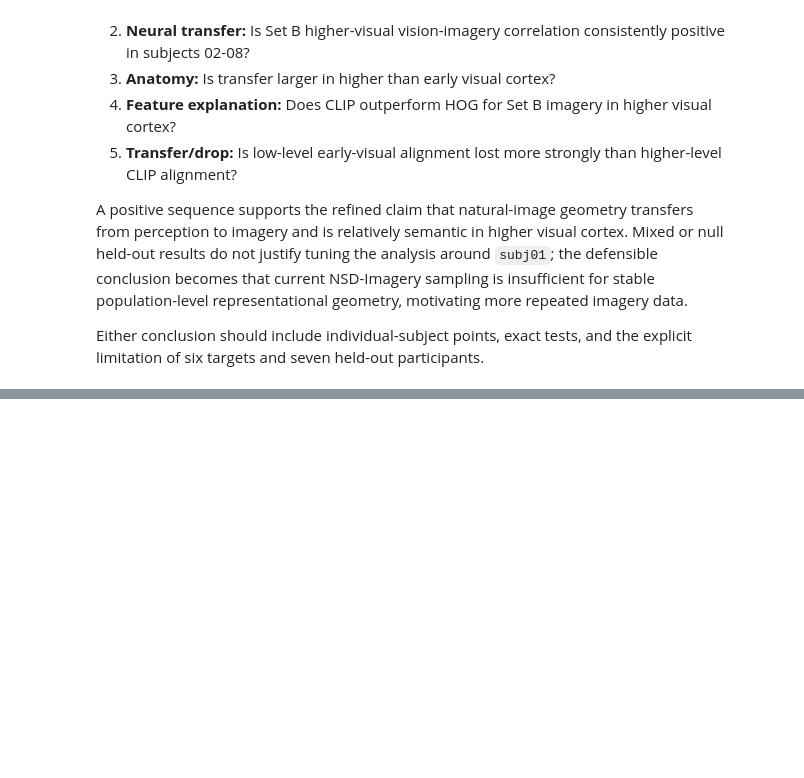
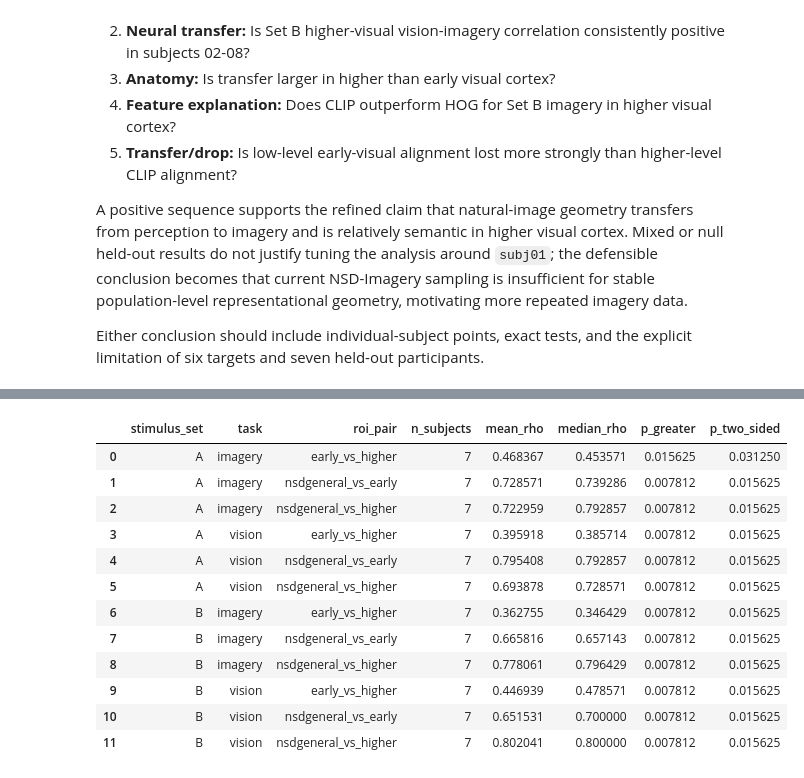
Before and after one commit to mynanshan/NHprojectNSDimagery, a Jupyter notebook: notebooks/03_group_transfer_feature_rsa.ipynb, the cells around one changed output, grey strips where cells are left out. Saved outputs shown, nothing was run; the diff lists cells and outputs as text; code cells hidden in the pictures; blank space fills up the shorter version.

```diff
--- a/notebooks/03_group_transfer_feature_rsa.ipynb
+++ b/notebooks/03_group_transfer_feature_rsa.ipynb
@@ -675,0 +732,77 @@ Either conclusion should include individual-subject points, exact tests, and the
+# %%
+ROI_PAIR_CONTRASTS = {
+    'nsdgeneral_minus_early': ('nsdgeneral', 'early_visual'),
+    'nsdgeneral_minus_higher': ('nsdgeneral', 'higher_visual'),
+    'early_minus_higher': ('early_visual', 'higher_visual'),
+}
+
+# Second-order RSA asks whether two cortical regions preserve the same ordering
+# of the 15 target-pair dissimilarities, independent of their absolute scale.
+roi_similarity_rows = []
+for subject in SUBJECTS:
+    for stimulus_set in STIMULUS_SETS:
+        for task in ('vision', 'imagery'):
+            for contrast_name, (left_roi, right_roi) in ROI_PAIR_CONTRASTS.items():
+                roi_similarity_rows.append({
+                    'subject': subject,
+                    'phase': 'pilot' if subject == PILOT_SUBJECT else 'heldout',
+                    'stimulus_set': stimulus_set,
+                    'task': task,
+                    'roi_pair': contrast_name.replace('_minus_', '_vs_'),
+                    'rdm_rho': rdm_spearman(
+                        neural_rdms[(subject, left_roi, stimulus_set, task)],
+                        neural_rdms[(subject, right_roi, stimulus_set, task)],
+                    ),
+                })
+roi_rdm_similarity = pd.DataFrame(roi_similarity_rows)
+
+roi_similarity_group_rows = []
+for keys, frame in roi_rdm_similarity.query("phase == 'heldout'").groupby(
+    ['stimulus_set', 'task', 'roi_pair']
+):
+    values = frame['rdm_rho'].dropna().to_numpy()
+    test = exact_sign_flip_test(values)
+    roi_similarity_group_rows.append({
+        **dict(zip(['stimulus_set', 'task', 'roi_pair'], keys)),
+        'n_subjects': len(values),
+        'mean_rho': values.mean(),
+        'median_rho': np.median(values),
+        'p_greater': test['p_greater'],
+        'p_two_sided': test['p_two_sided'],
+    })
+roi_rdm_similarity_group = pd.DataFrame(roi_similarity_group_rows)
+
+# Complete the neural transfer comparison for every set and ROI pair.
+transfer_contrast_rows = []
+for stimulus_set, frame in heldout_neural.groupby('stimulus_set'):
+    wide = frame.pivot(index='subject', columns='roi', values='vision_imagery_rho')
+    for contrast_name, (left_roi, right_roi) in ROI_PAIR_CONTRASTS.items():
+        values = (wide[left_roi] - wide[right_roi]).dropna().to_numpy()
+        test = exact_sign_flip_test(values)
+        transfer_contrast_rows.append({
+            'stimulus_set': stimulus_set,
+            'contrast': contrast_name,
+            'n_subjects': len(values),
+            'mean_difference': values.mean(),
+            'median_difference': np.median(values),
+            'p_greater': test['p_greater'],
+            'p_two_sided': test['p_two_sided'],
+        })
+regional_transfer_contrasts = pd.DataFrame(transfer_contrast_rows)
+
+display(roi_rdm_similarity_group.sort_values(['stimulus_set', 'task', 'roi_pair']))
+display(regional_transfer_contrasts.sort_values(['stimulus_set', 'contrast']))
+# %% [output]
+|  | stimulus_set | task | roi_pair | n_subjects | mean_rho | median_rho | p_greater | p_two_sided |
+| 0 | A | imagery | early_vs_higher | 7 | 0.468367 | 0.453571 | 0.015625 | 0.031250 |
+| 1 | A | imagery | nsdgeneral_vs_early | 7 | 0.728571 | 0.739286 | 0.007812 | 0.015625 |
+| 2 | A | imagery | nsdgeneral_vs_higher | 7 | 0.722959 | 0.792857 | 0.007812 | 0.015625 |
+| 3 | A | vision | early_vs_higher | 7 | 0.395918 | 0.385714 | 0.007812 | 0.015625 |
+| 4 | A | vision | nsdgeneral_vs_early | 7 | 0.795408 | 0.792857 | 0.007812 | 0.015625 |
+| 5 | A | vision | nsdgeneral_vs_higher | 7 | 0.693878 | 0.728571 | 0.007812 | 0.015625 |
+| 6 | B | imagery | early_vs_higher | 7 | 0.362755 | 0.346429 | 0.007812 | 0.015625 |
+| 7 | B | imagery | nsdgeneral_vs_early | 7 | 0.665816 | 0.657143 | 0.007812 | 0.015625 |
+| 8 | B | imagery | nsdgeneral_vs_higher | 7 | 0.778061 | 0.796429 | 0.007812 | 0.015625 |
+| 9 | B | vision | early_vs_higher | 7 | 0.446939 | 0.478571 | 0.007812 | 0.015625 |
+| 10 | B | vision | nsdgeneral_vs_early | 7 | 0.651531 | 0.700000 | 0.007812 | 0.015625 |
+| 11 | B | vision | nsdgeneral_vs_higher | 7 | 0.802041 | 0.800000 | 0.007812 | 0.015625 |
```
Also changed, not shown: parts of 8 cells of this notebook, 5 other files.
